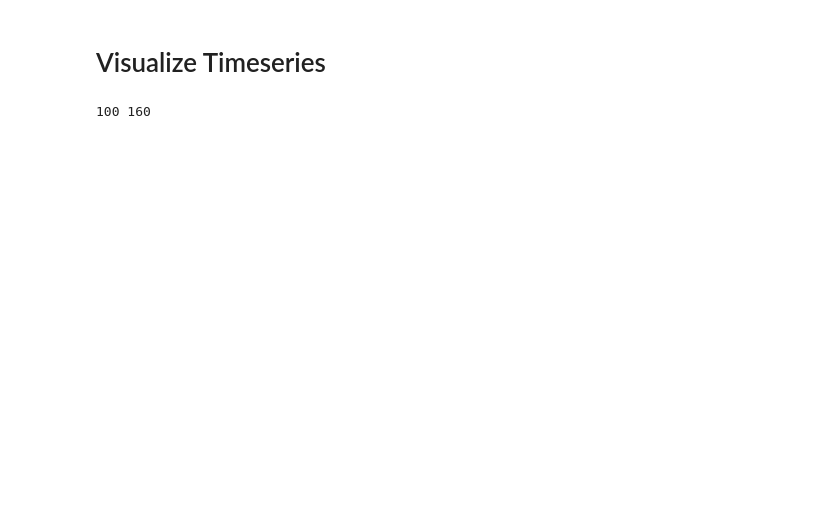
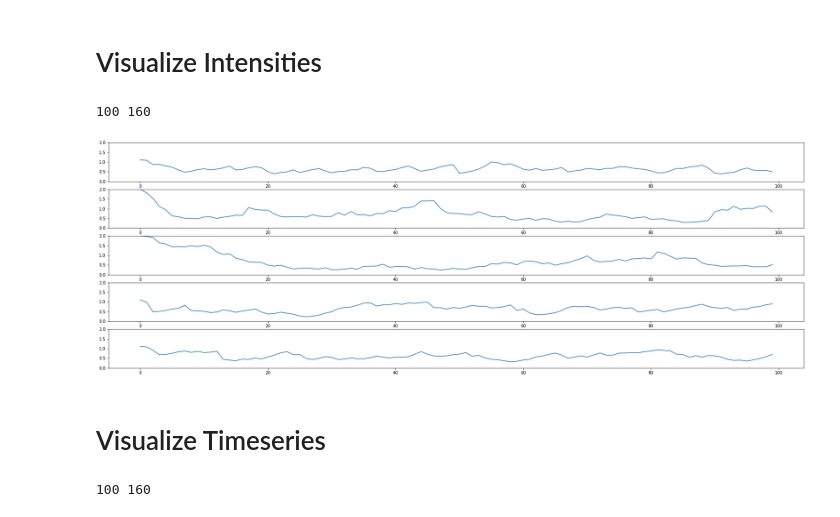
Before and after one commit to shaabhishek/hierarchical-pp-new, a Jupyter notebook: src/Synthetic Data.ipynb, the cells around one changed output. Saved outputs shown, nothing was run; the diff lists cells and outputs as text; code cells hidden in the pictures; blank space fills up the shorter version.

```diff
--- a/src/Synthetic Data.ipynb
+++ b/src/Synthetic Data.ipynb
@@ -10,3 +8,36 @@ from utils_ import hawkes, intensity_hawkes, generate_hawkes, generate_autoregre
+# %% [markdown]
+# Visualize Intensities
+# %%
+def _visualize_intensity(intensities, num_series=10):
+    """
+    Input:
+        intensities: Tensor of shape T x N
+        num_series: (int) how many times series to plot
+    """
+    intensities = np.array(intensities)
+    T, N = intensities.shape
+    print(T,N)
+    num_series = min(num_series, N)
+    series_idxs = np.random.randint(low=0, high=N, size=num_series)
+    plt.figure(figsize=(30,10))
+    max_interval = intensities[:,series_idxs].max()
+
+    for i, idx in enumerate(series_idxs):
+        plt.subplot(num_series,1,i+1)
+        plt.plot(intensities[:,idx])
+        plt.ylim(0,max_interval)
+# %%
+# Returns the time series and the modeling parameters
+
+timeseries, info = generate_autoregressive_data(time_step=100, num_sample=80, num_clusters=2, debug=True)
+# timeseries = generate_hawkes(time_step=100, num_sample=80, num_clusters=2)
+# Extract only the intensities
+# Shape: T x N
+intensities = info['intensities']
+_visualize_intensity(intensities, num_series=5)
+# %% [output]
+100 160
+[figure, added]
 # %% [markdown]
 # Visualize Timeseries
 # %%
```
Also changed, not shown: parts of 5 cells of this notebook.
